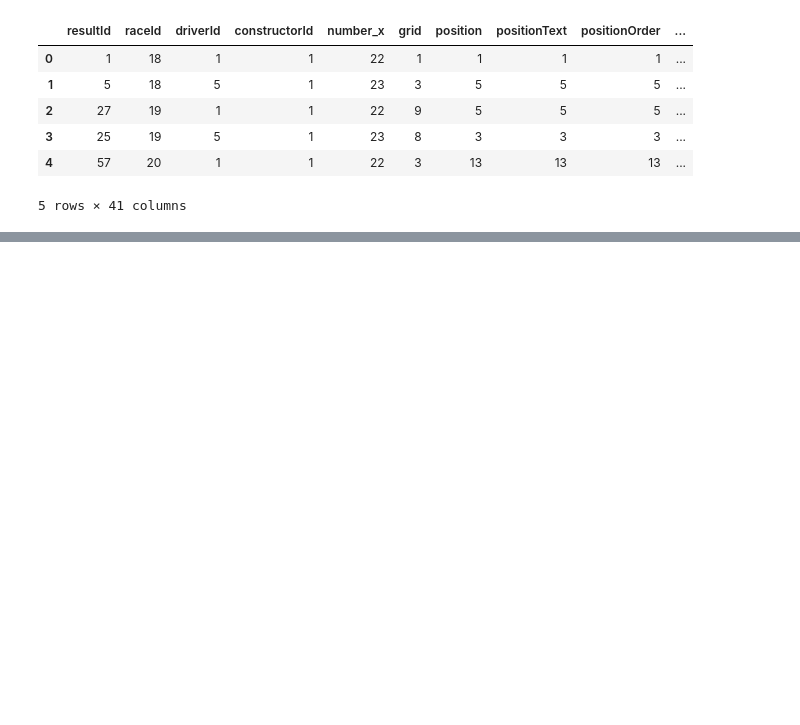
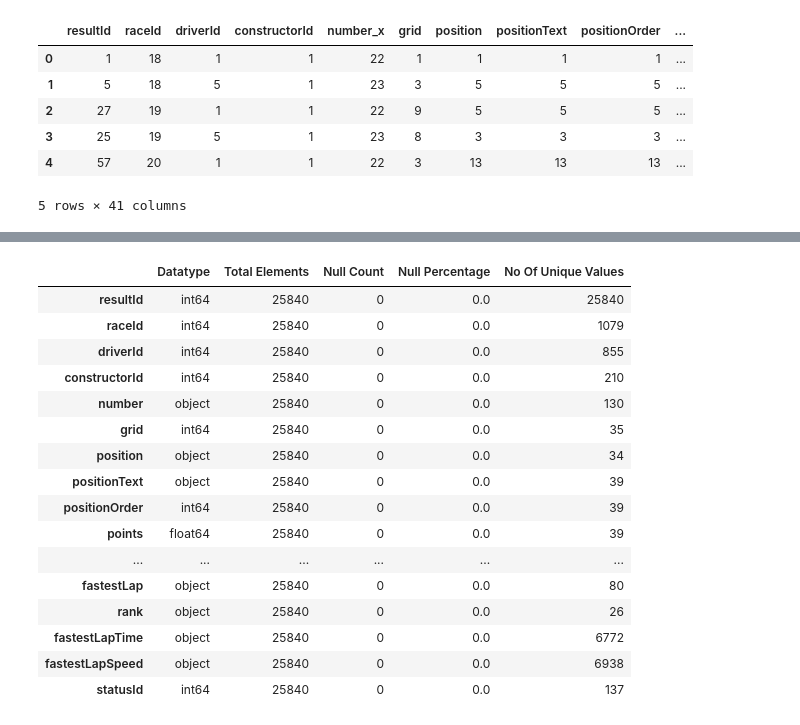
Before and after one commit to rajeshnaik22/data_science, a Jupyter notebook: first.ipynb, the cells around one changed output, grey strips where cells are left out. Drawn from its saved outputs; the diff is of its cells as text; code cells hidden in the pictures; blank space fills up the shorter version.

Commit message:
data metadata function added

```diff
--- a/first.ipynb
+++ b/first.ipynb
@@ -89,0 +87,29 @@ iplot(chart)
+# %%
+def master_dataframe(dataframe):
+    df_matadata = pd.DataFrame({'Datatype' : dataframe.dtypes,
+                                      "Total Elements": dataframe.count(),
+                                      "Null Count": dataframe.isna().sum(),
+                                      "Null Percentage": round(dataframe.isna().sum()/len(dataframe)*100, 3),
+                                      'No Of Unique Values': dataframe.nunique()})
+
+    return df_matadata
+# %%
+master_dataframe(results_dataframe)
+# %% [output]
+|  | Datatype | Total Elements | Null Count | Null Percentage | No Of Unique Values |
+| resultId | int64 | 25840 | 0 | 0.0 | 25840 |
+| raceId | int64 | 25840 | 0 | 0.0 | 1079 |
+| driverId | int64 | 25840 | 0 | 0.0 | 855 |
+| constructorId | int64 | 25840 | 0 | 0.0 | 210 |
+| number | object | 25840 | 0 | 0.0 | 130 |
+| grid | int64 | 25840 | 0 | 0.0 | 35 |
+| position | object | 25840 | 0 | 0.0 | 34 |
+| positionText | object | 25840 | 0 | 0.0 | 39 |
+| positionOrder | int64 | 25840 | 0 | 0.0 | 39 |
+| points | float64 | 25840 | 0 | 0.0 | 39 |
+| ... | ... | ... | ... | ... | ... |
+| fastestLap | object | 25840 | 0 | 0.0 | 80 |
+| rank | object | 25840 | 0 | 0.0 | 26 |
+| fastestLapTime | object | 25840 | 0 | 0.0 | 6772 |
+| fastestLapSpeed | object | 25840 | 0 | 0.0 | 6938 |
+| statusId | int64 | 25840 | 0 | 0.0 | 137 |
```
Also changed, not shown: parts of 2 cells of this notebook.
